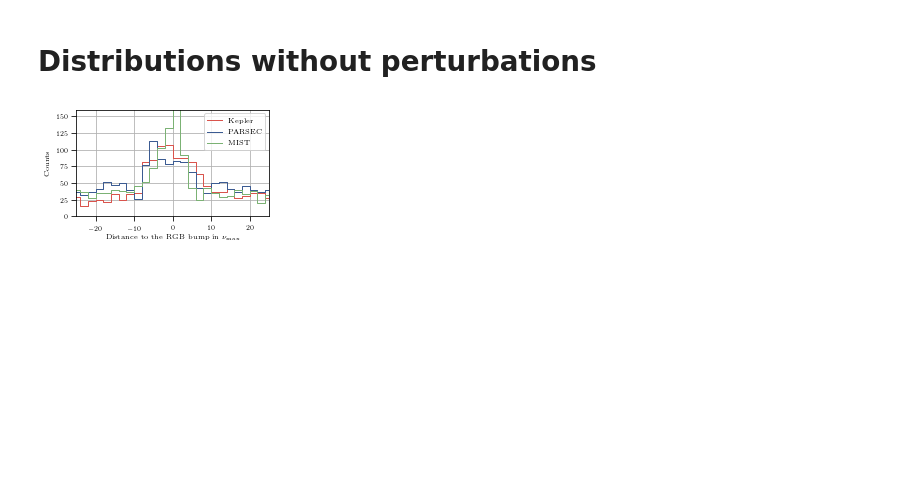
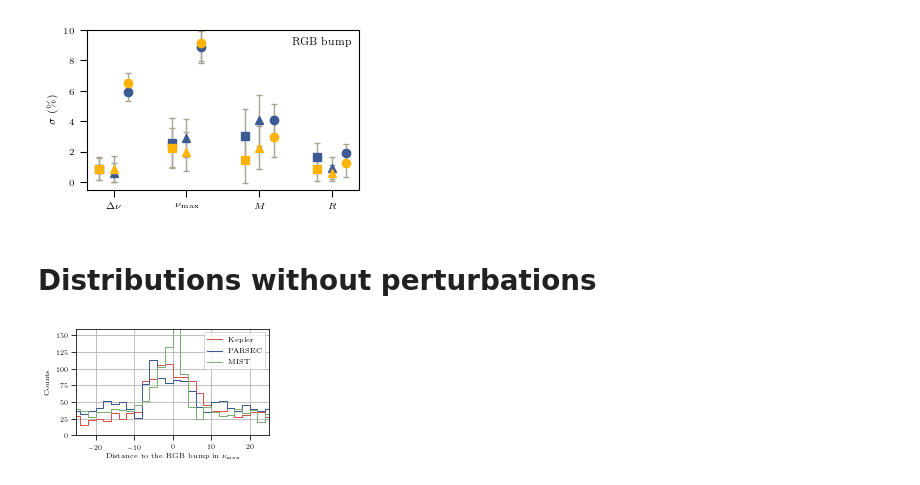
Before and after one commit to parallelpro/nike, a Jupyter notebook: paper_sharpness/(4-2) rgb.ipynb, the cells around one changed output. Saved outputs shown, nothing was run; the diff lists cells and outputs as text; code cells hidden in the pictures; blank space fills up the shorter version.

```diff
--- a/paper_sharpness/(4-2) rgb.ipynb
+++ b/paper_sharpness/(4-2) rgb.ipynb
@@ -53,0 +124,17 @@ $1.65\%$ ($R$).
+# %%
+# expressed in fractional form
+def get_emass_eradius(enumax, ednu, et):
+    emass = ((3*enumax)**2.0+(-4*ednu)**2.0+(1.5*et)**2.0)**0.5
+    eradius = ((1*enumax)**2.0+(-2*ednu)**2.0+(0.5*et)**2.0)**0.5
+    return np.array([emass, eradius])
+
+# print('Expect mass and radius scatter, ', get_emass_eradius(ulim1[0], ulim1[1], 100.0/5000)*100)
+# print('Observed mass and radius scatter, ', ulim1[2:]*100)
+
+
+print('Observed random errors, ')
+for i in range(4):
+    print("${:0.2f}\%$ ({:s})".format((ulim1[i]-llim1[i])*100, lnames[i])+end(i))
+
+print('Expect mass and radius random errors, ',
+get_emass_eradius(ulim1[0]-llim1[0], ulim1[1]-llim1[1], 0.)*100)
@@ -54,3 +192,27 @@ $1.65\%$ ($R$).
+# %%
+fig = plt.figure(figsize=mnras_size())
+axes = fig.subplots(nrows=1, ncols=1, squeeze=False).reshape(-1)
+ind = np.arange(4)
+axes[0].errorbar(ind-0.2, ulim*100, yerr=eulim*100, color=blue, marker="s",
+                 label="PARSEC + $f_{\\Delta\\nu}\\Delta\\nu$", **errstyle)
+axes[0].errorbar(ind-0.2, llim*100, yerr=ellim*100, color=orange, marker="s", **errstyle)
+axes[0].errorbar(ind+0.0, ulim1*100, yerr=eulim1*100, color=blue, marker="^",
+                 label="PARSEC + $\\Delta\\nu$", **errstyle)
+axes[0].errorbar(ind+0.0, llim1*100, yerr=ellim1*100, color=orange, marker="^", **errstyle)
+axes[0].errorbar(ind+0.2, ulim2*100, yerr=eulim2*100, color=blue, marker="o",
+                 label="MIST + $f_{\\Delta\\nu}\\Delta\\nu$", **errstyle)
+axes[0].errorbar(ind+0.2, llim2*100, yerr=ellim2*100, color=orange, marker="o", **errstyle)
+
+axes[0].set_xticks(ind)
+axes[0].set_xticklabels(names)
+axes[0].set_ylabel("$\\sigma$ (\%)")
+# axes[0].legend()
+axes[0].text(0.97,0.95, 'RGB bump', va='top', ha='right', transform=axes[0].transAxes)
+axes[0].set_ylim(-0.5, 10.)
+plt.tight_layout()
+plt.savefig(overleaf_path+'limits_rgb.pdf')
+# %% [output]
+[figure, added]
 # %% [markdown]
 # Distributions without perturbations
 # %%
```
Also changed, not shown: parts of 9 cells of this notebook, 11 other files.
